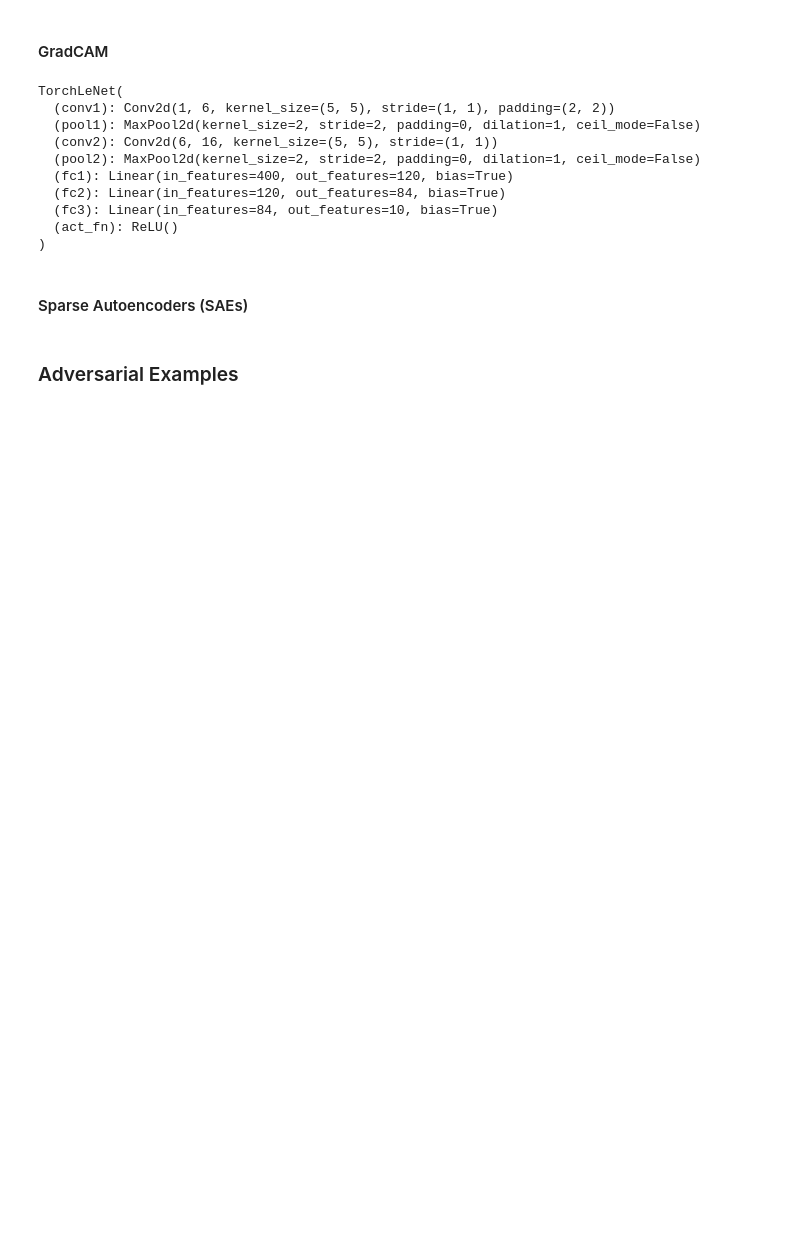
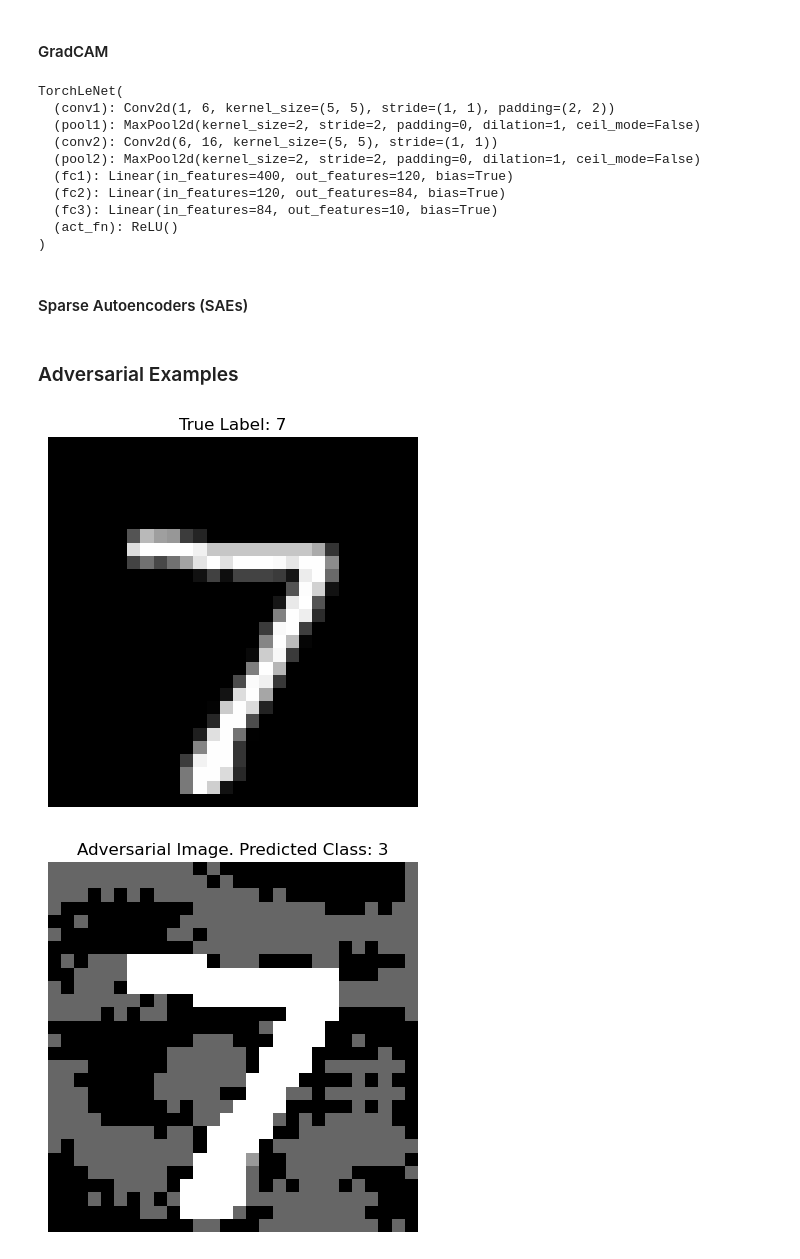
Before and after one commit to ncarolan/lenet-5, a Jupyter notebook: lenet.ipynb, the cells around one changed output. Drawn from its saved outputs; the diff is of its cells as text; code cells hidden in the pictures; blank space fills up the shorter version.

Commit message:
Add adversarial example with FGSM.

```diff
--- a/lenet.ipynb
+++ b/lenet.ipynb
@@ -339,0 +365,14 @@ TorchLeNet(
+# %%
+test_idx = 0  #@param
+x, y = test_x[test_idx], test_y[test_idx]
+
+plt.imshow(x.squeeze(), cmap='grey'); plt.title(f'True Label: {y}'); plt.axis("off"); plt.show()
+
+attack_img = generate_adversarial_example(lenet5, x, y, epsilon=0.4)
+y_pred = int(lenet5(attack_img).argmax(axis=1))
+plt.imshow(attack_img.squeeze(), cmap='grey'); plt.title(f'Adversarial Image. Predicted Class: {y_pred}'); plt.axis("off"); plt.show()
+
+# TODO: Compare logits
+# %% [output]
+[figure, added]
+[figure, added]
```
Also changed, not shown: parts of 3 cells of this notebook.
